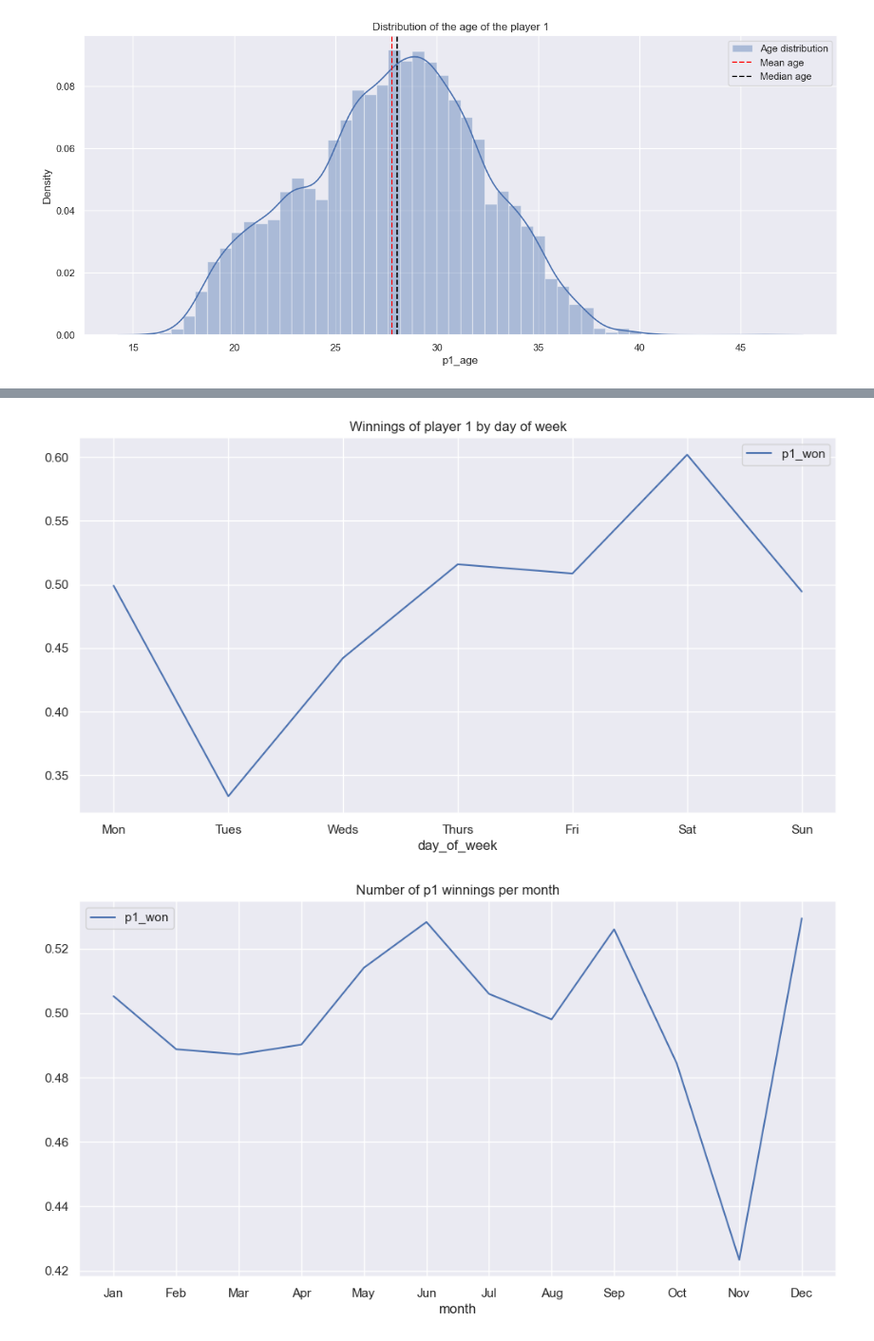
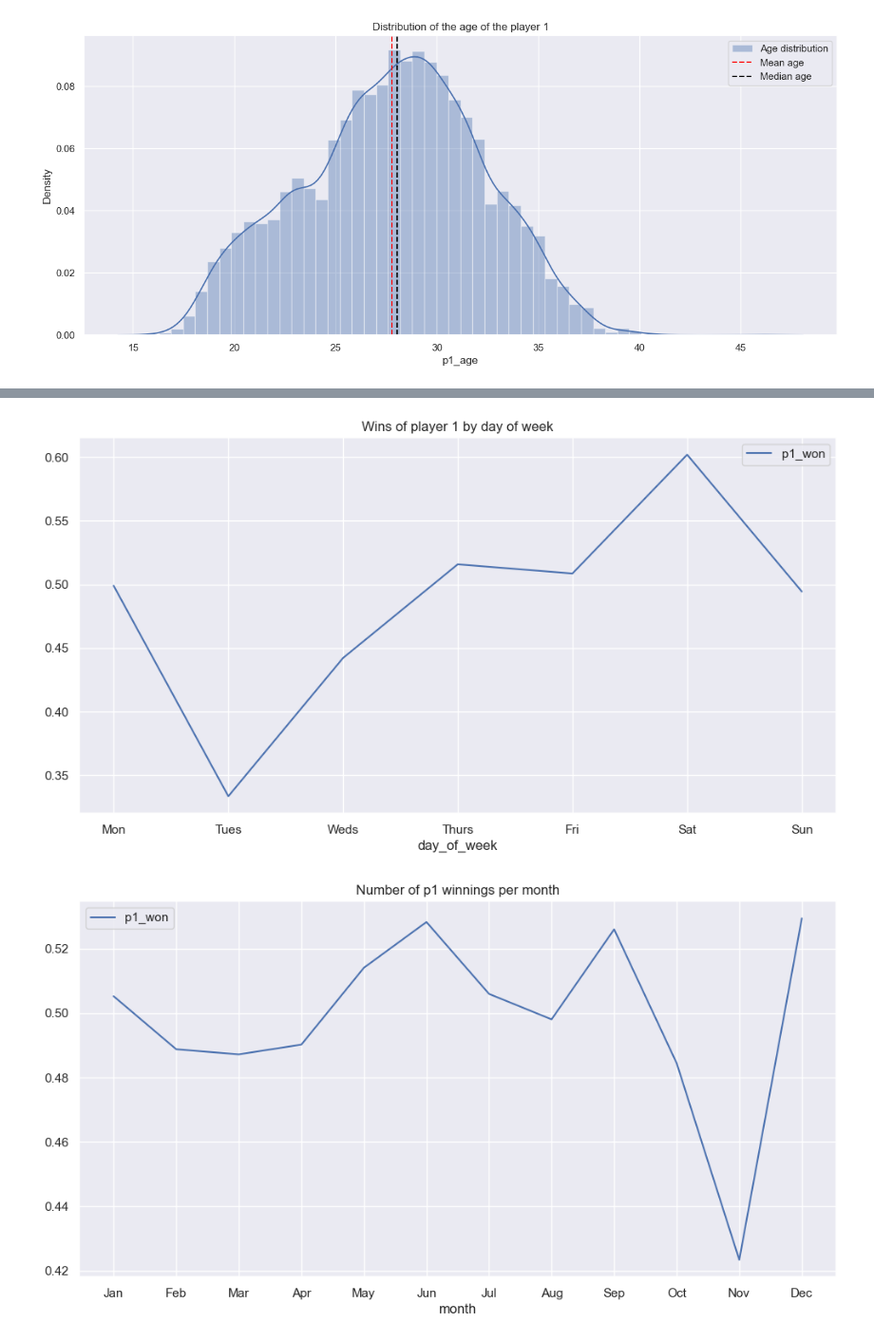
Before and after one commit to siwaar/Tennis_prediction, a Jupyter notebook: ABBES_Siwar_LBC.ipynb, the cells around one changed output, grey strips where cells are left out. Shown at 95% size. Drawn from its saved outputs; the diff is of its cells as text; code cells hidden in the pictures.

```diff
--- a/ABBES_Siwar_LBC.ipynb
+++ b/ABBES_Siwar_LBC.ipynb
@@ -504,17 +496,17 @@ plt.show()
 # %%
 df_eda["day"] = df_eda["tourney_date"]%100
 df_eda["month"] = (df_eda["tourney_date"]//100)%100
 df_eda["year"] = df_eda["tourney_date"]//10000
 df_eda['day_of_week'] = pd.to_datetime(df_eda['tourney_date'].map(lambda x : str(x))).apply(lambda val: val.day_name())
 
 cats_day = ['Monday', 'Tuesday', 'Wednesday', 'Thursday', 'Friday', 'Saturday', 'Sunday']
 ax = df_eda.groupby('day_of_week').agg({'p1_won':'mean'}).reindex(cats_day).plot(figsize=(12,6))
 ticks = list(range(0, 7, 1))
 labels = "Mon Tues Weds Thurs Fri Sat Sun".split()
 plt.xticks(ticks, labels)
-plt.title('Winnings of player 1 by day of week');
+plt.title('Wins of player 1 by day of week');
 # %% [output]
-[figure, old version]
+[figure, new version]
 # %%
 ax = df_eda.groupby('month').agg({'p1_won': 'mean'}).plot(figsize=(12,6))
 ticks = list(range(1, 13, 1)) # points on the x axis where labels appear
```
Also changed, not shown: parts of 2 cells of this notebook, 1 other file.
